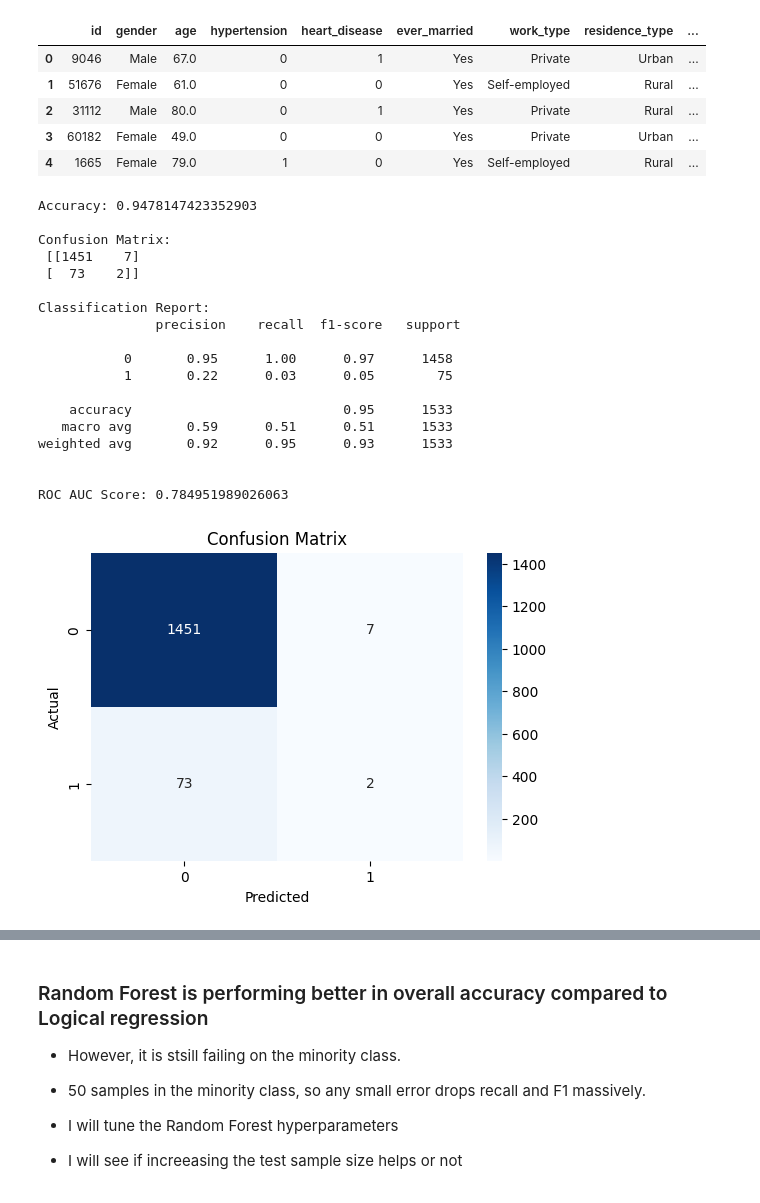
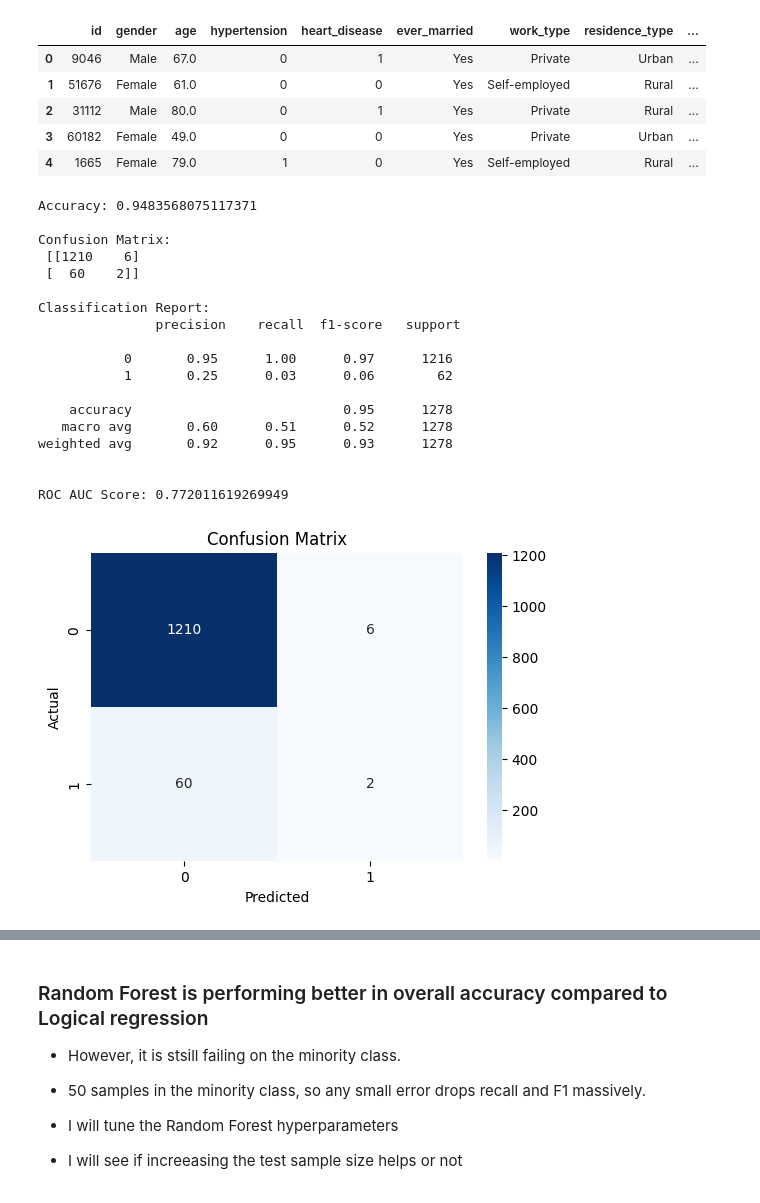
Before and after one commit to ali-khurshid/stroke-risk-predictive-analysis, a Jupyter notebook: jupyter_notebooks/04 - modeling.ipynb, the cells around one changed output, grey strips where cells are left out. Cells and saved outputs as stored; diff of their text form; code cells hidden in the pictures.

```diff
--- a/jupyter_notebooks/04 - modeling.ipynb
+++ b/jupyter_notebooks/04 - modeling.ipynb
@@ -168,7 +168,7 @@ y = df['stroke']
 
 # Train-test split
 X_train, X_test, y_train, y_test = train_test_split(
-    X, y, test_size=0.3, random_state=42, stratify=y
+    X, y, test_size=0.25, random_state=42, stratify=y
     )
 
 
@@ -220,40 +220,40 @@ print("\nClassification Report:\n", classification_report(y_test, y_pred))
 print("\nROC AUC Score:", roc_auc_score(y_test, y_pred_proba))
 
 # plotting the performance metrics
 import matplotlib.pyplot as plt
 import seaborn as sns
 cm = confusion_matrix(y_test, y_pred)
 plt.figure(figsize=(6,4))
 sns.heatmap(cm, annot=True, fmt='d', cmap='Blues')
 plt.xlabel('Predicted')
 
 plt.ylabel('Actual')
 plt.title('Confusion Matrix')
 plt.show()
 
 # plot classfication report
 report = classification_report(y_test, y_pred, output_dict=True)
 plt.figure(figsize=(8,6))
 sns.heatmap(pd.DataFrame(report).iloc[:-1, :].T, annot=True, cmap='Blues')
 plt.title('Classification Report')
 plt.show()
 # %% [output]
-Accuracy: 0.9478147423352903
+Accuracy: 0.9483568075117371
 
 Confusion Matrix:
- [[1451    7]
- [  73    2]]
+ [[1210    6]
+ [  60    2]]
 
 Classification Report:
                precision    recall  f1-score   support
 
-           0       0.95      1.00      0.97      1458
-           1       0.22      0.03      0.05        75
+           0       0.95      1.00      0.97      1216
+           1       0.25      0.03      0.06        62
 
-    accuracy                           0.95      1533
-   macro avg       0.59      0.51      0.51      1533
-weighted avg       0.92      0.95      0.93      1533
+    accuracy                           0.95      1278
+   macro avg       0.60      0.51      0.52      1278
+weighted avg       0.92      0.95      0.93      1278
 
 
-ROC AUC Score: 0.784951989026063
+ROC AUC Score: 0.772011619269949
-[figure, old version]
+[figure, new version]
```
Also changed, not shown: parts of 5 cells of this notebook.
